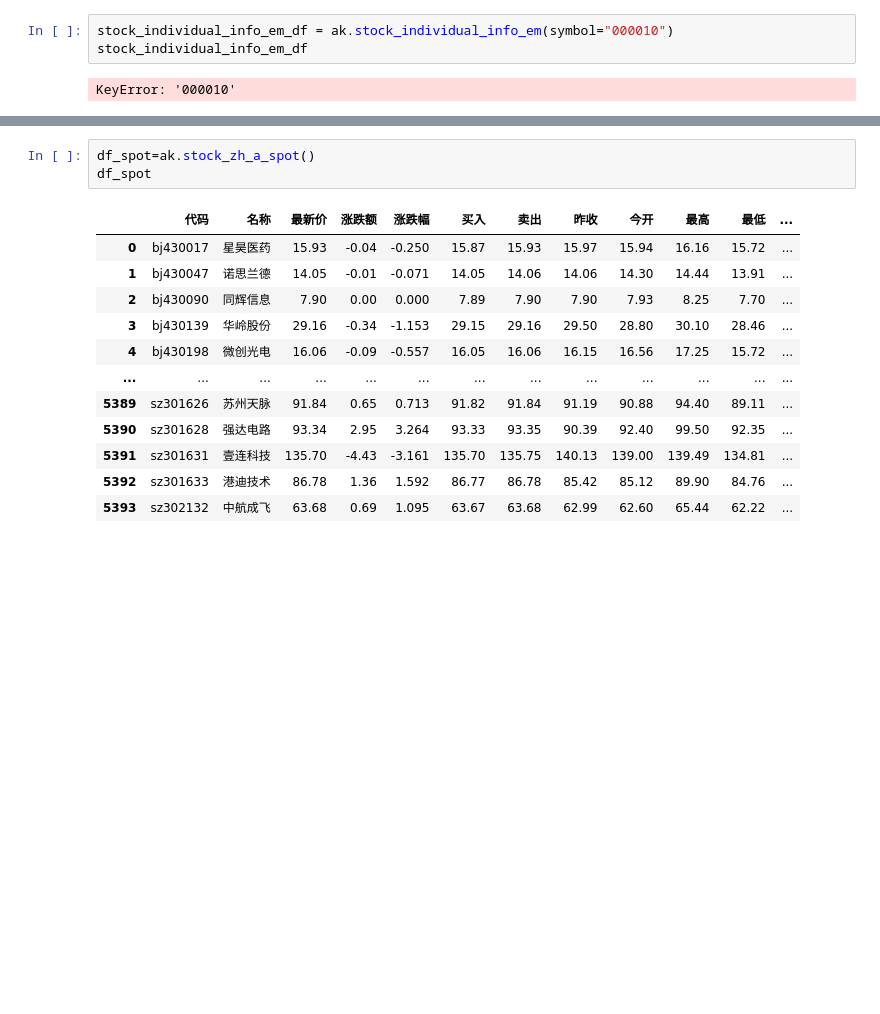
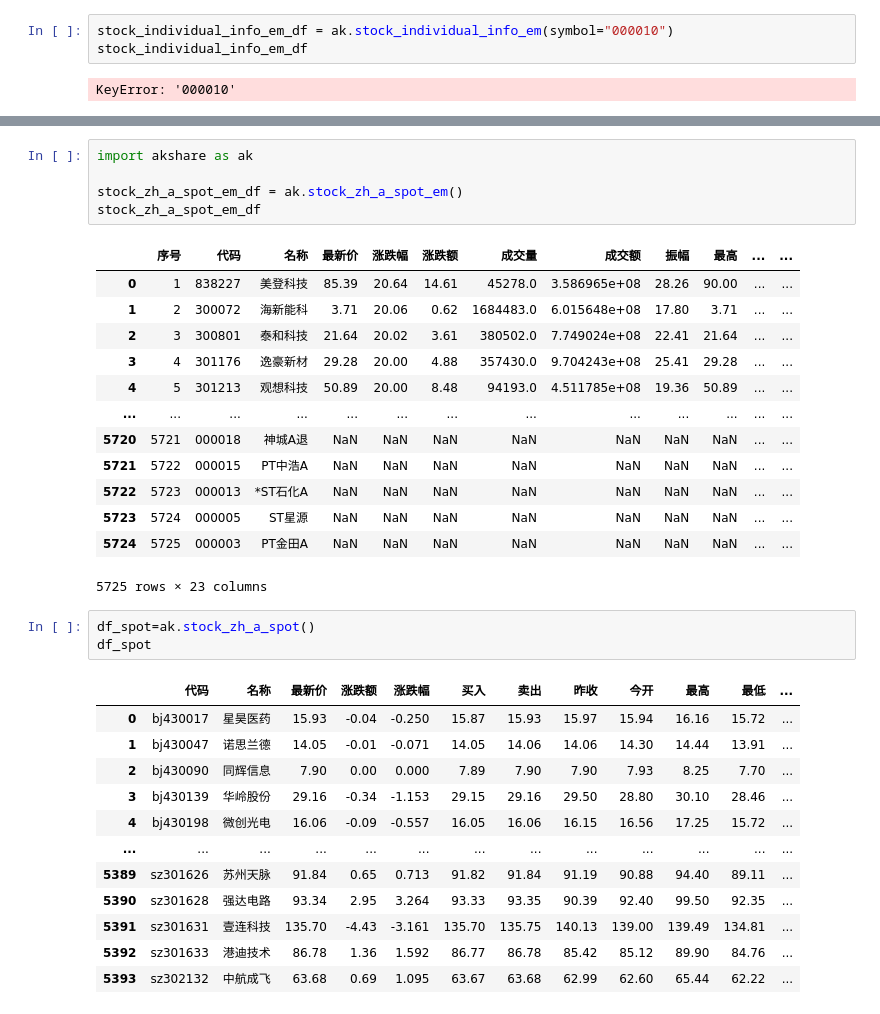
Before and after one commit to EveryFine/GeniusTradeTracker, a Jupyter notebook: tracker/app/akshare/akshare.ipynb, the cells around one changed output, grey strips where cells are left out. Drawn from its saved outputs; the diff is of its cells as text; blank space fills up the shorter version.

```diff
--- a/tracker/app/akshare/akshare.ipynb
+++ b/tracker/app/akshare/akshare.ipynb
@@ -95,3 +91,22 @@ ak.stock_zh_a_spot()
+# %%
+import akshare as ak
+
+stock_zh_a_spot_em_df = ak.stock_zh_a_spot_em()
+stock_zh_a_spot_em_df
+# %% [output]
+|  | 序号 | 代码 | 名称 | 最新价 | 涨跌幅 | 涨跌额 | 成交量 | 成交额 | 振幅 | 最高 | ... | ... |
+| 0 | 1 | 838227 | 美登科技 | 85.39 | 20.64 | 14.61 | 45278.0 | 3.586965e+08 | 28.26 | 90.00 | ... | ... |
+| 1 | 2 | 300072 | 海新能科 | 3.71 | 20.06 | 0.62 | 1684483.0 | 6.015648e+08 | 17.80 | 3.71 | ... | ... |
+| 2 | 3 | 300801 | 泰和科技 | 21.64 | 20.02 | 3.61 | 380502.0 | 7.749024e+08 | 22.41 | 21.64 | ... | ... |
+| 3 | 4 | 301176 | 逸豪新材 | 29.28 | 20.00 | 4.88 | 357430.0 | 9.704243e+08 | 25.41 | 29.28 | ... | ... |
+| 4 | 5 | 301213 | 观想科技 | 50.89 | 20.00 | 8.48 | 94193.0 | 4.511785e+08 | 19.36 | 50.89 | ... | ... |
+| ... | ... | ... | ... | ... | ... | ... | ... | ... | ... | ... | ... | ... |
+| 5720 | 5721 | 000018 | 神城A退 | NaN | NaN | NaN | NaN | NaN | NaN | NaN | ... | ... |
+| 5721 | 5722 | 000015 | PT中浩A | NaN | NaN | NaN | NaN | NaN | NaN | NaN | ... | ... |
+| 5722 | 5723 | 000013 | *ST石化A | NaN | NaN | NaN | NaN | NaN | NaN | NaN | ... | ... |
+| 5723 | 5724 | 000005 | ST星源 | NaN | NaN | NaN | NaN | NaN | NaN | NaN | ... | ... |
+| 5724 | 5725 | 000003 | PT金田A | NaN | NaN | NaN | NaN | NaN | NaN | NaN | ... | ... |
+5725 rows × 23 columns
 # %%
 df_spot=ak.stock_zh_a_spot()
 df_spot
```
Also changed, not shown: parts of 7 cells of this notebook, 3 other files.
